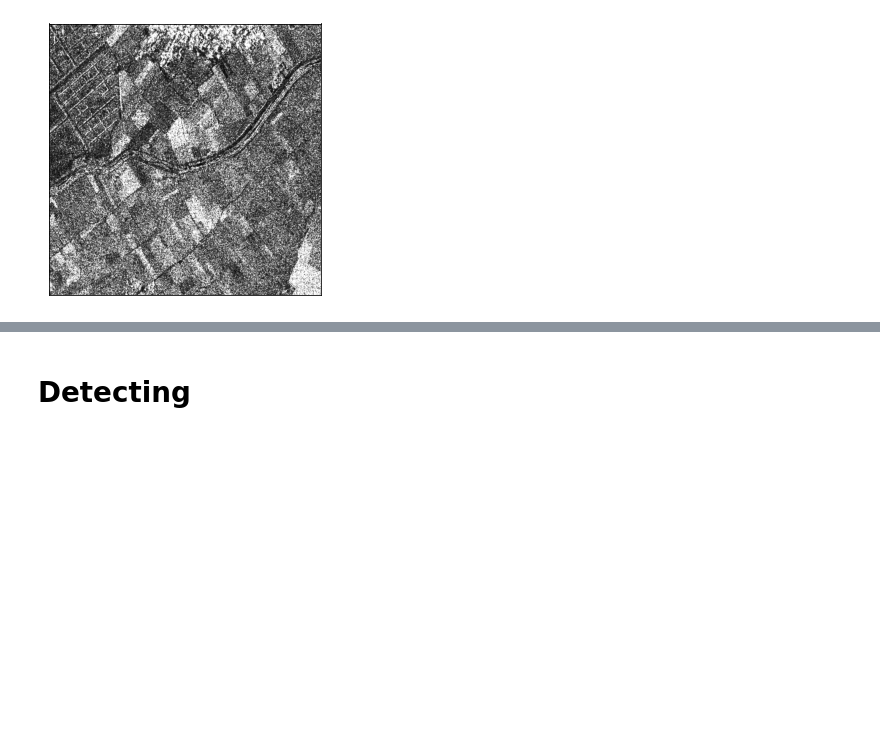
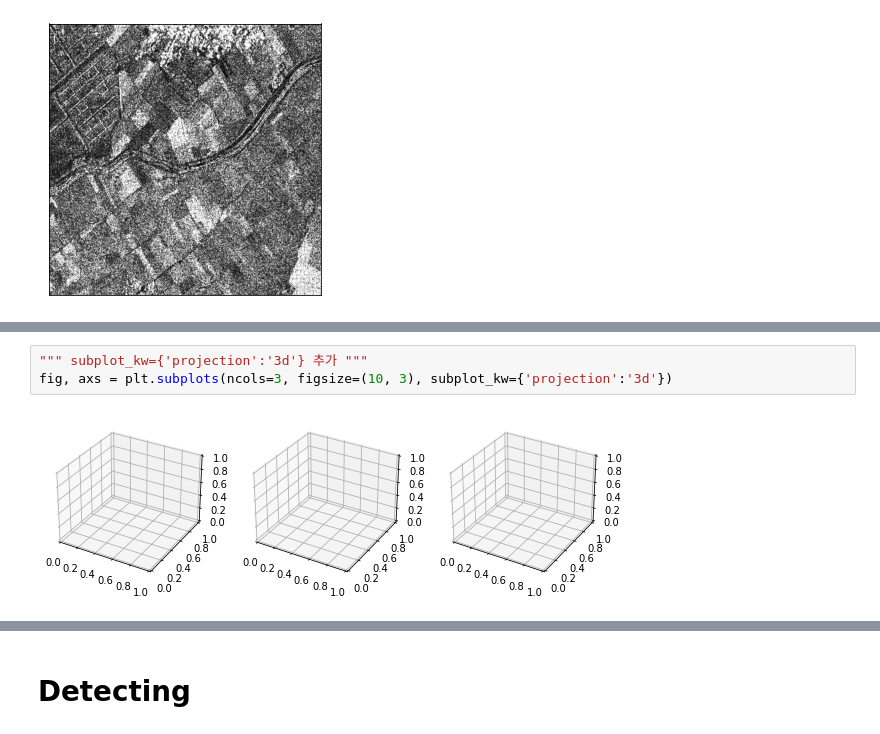
Before and after one commit to chodonghee-hub/Self-Supervised-Learning_SAR-Denoising, a Jupyter notebook: notebooks/Single-Shot Denoising2.ipynb, the cells around one changed output, grey strips where cells are left out. Cells and saved outputs as stored; diff of their text form; blank space fills up the shorter version.

```diff
--- a/notebooks/Single-Shot Denoising2.ipynb
+++ b/notebooks/Single-Shot Denoising2.ipynb
@@ -293,0 +316,5 @@ show(temp2-minus_gaussian)
+# %%
+""" subplot_kw={'projection':'3d'} 추가 """
+fig, axs = plt.subplots(ncols=3, figsize=(10, 3), subplot_kw={'projection':'3d'})
+# %% [output]
+[figure, added]
```
Also changed, not shown: parts of 16 cells of this notebook, 2 other files.
